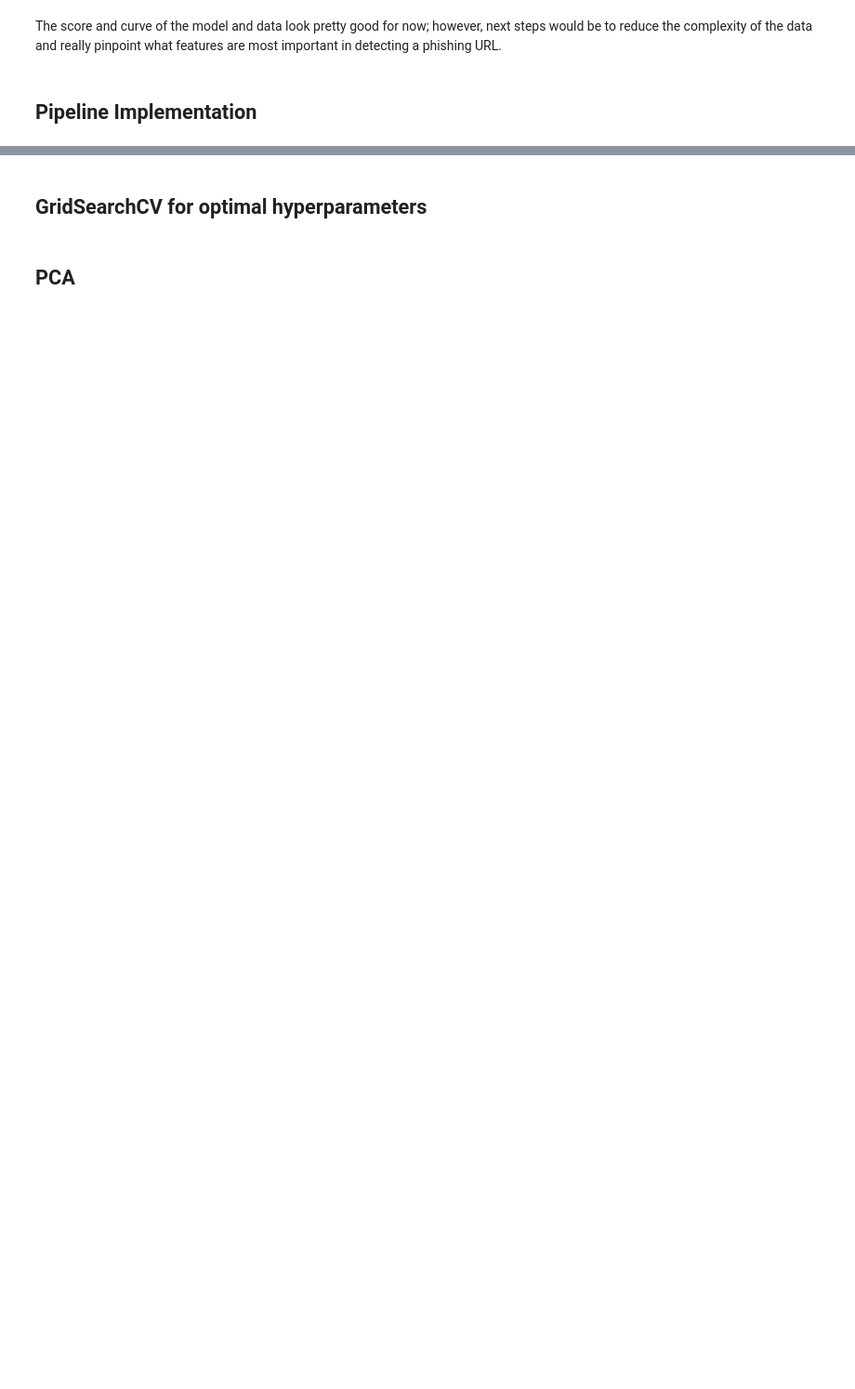
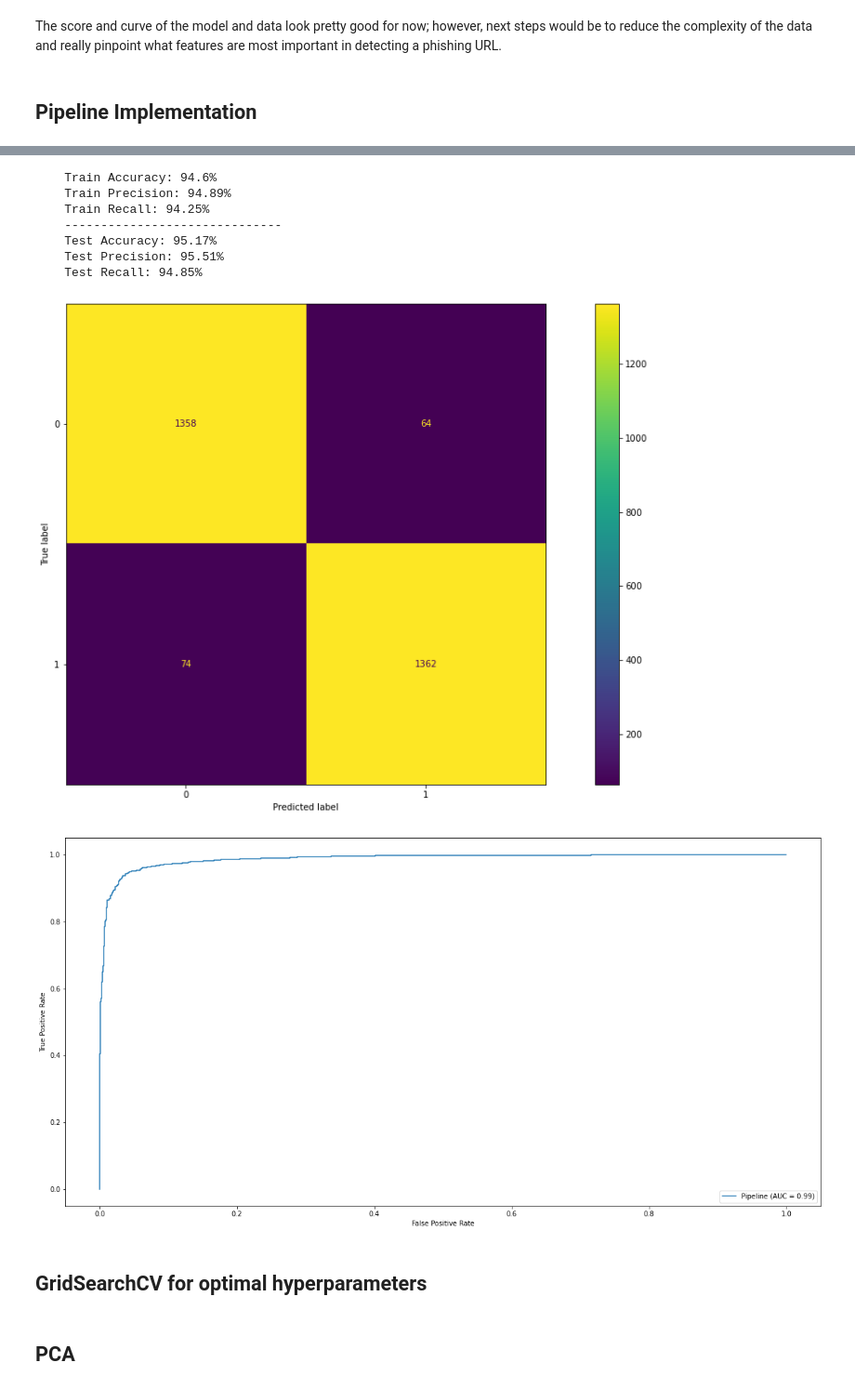
Before and after one commit to petercvuong/Phishing-Detector-Capstone, a Jupyter notebook: Phishing Project Notebook.ipynb, the cells around one changed output, grey strips where cells are left out. Shown at 93% size. Saved outputs shown, nothing was run; the diff lists cells and outputs as text; code cells hidden in the pictures; blank space fills up the shorter version.

```diff
--- a/Phishing Project Notebook.ipynb
+++ b/Phishing Project Notebook.ipynb
@@ -329,7 +406,8 @@ The score and curve of the model and data look pretty good for now; however, nex
 # %%
 # LogisticRegression Pipeline
 lrpipe = Pipeline(steps=[
-    ('lr', LogisticRegression())
+    ('ss', StandardScaler()),
+    ('lr', LogisticRegression(max_iter=1000))
 ])
 
 # PCA pipeline
@@ -342,3 +420,7 @@ pcapipe = Pipeline(steps=[
 rfepipe = Pipeline(steps=[
     ('rfe', RFE(estimator = modelfeatures))
 ])
+
+rfcpipe = Pipeline(steps=[
+    ('rfc', RandomForestClassifier())
+])
@@ -345,3 +429,18 @@ rfepipe = Pipeline(steps=[
+# %%
+# LogisticRegression pipeline with StandardScalar
+lrpipe.fit(X_train, y_train)
+lr_pipe_preds = lrpipe.predict(X_train)
+score_matrix_printer(lrpipe, X_train, y_train, X_test, y_test)
+# %% [output]
+    Train Accuracy: 94.6%
+    Train Precision: 94.89%
+    Train Recall: 94.25%
+    ------------------------------
+    Test Accuracy: 95.17%
+    Test Precision: 95.51%
+    Test Recall: 94.85%
+[figure, added]
+[figure, added]
 # %% [markdown]
 ## GridSearchCV for optimal hyperparameters
 # %%
```
Also changed, not shown: parts of 33 cells of this notebook, 2 other files.
